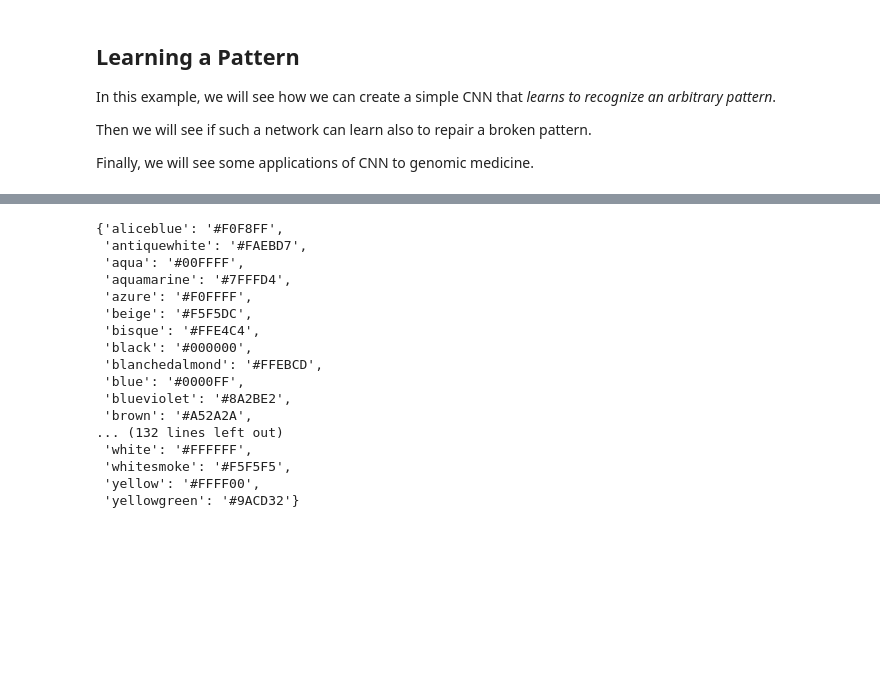
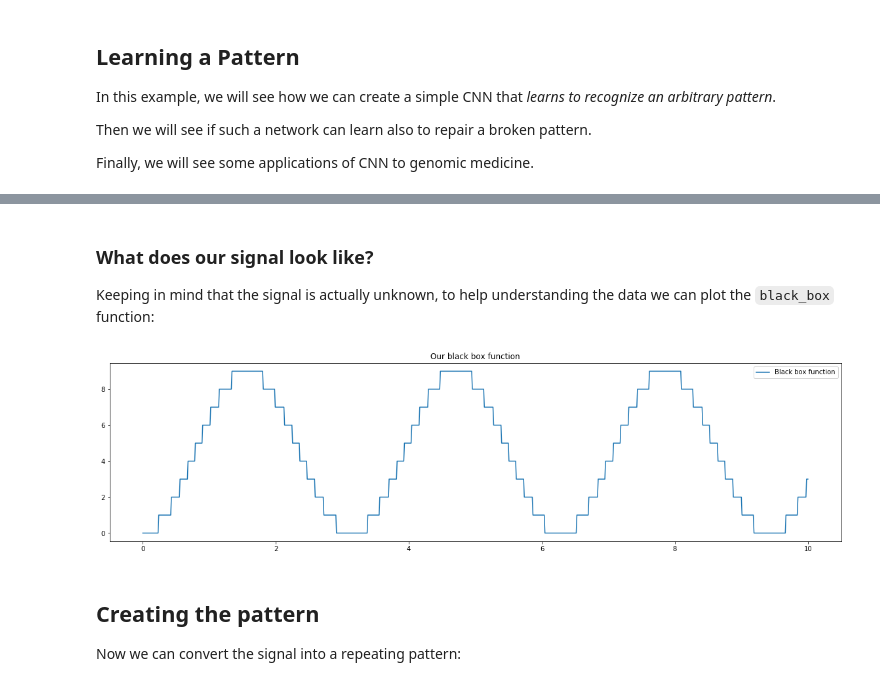
Before and after one commit to LucaCappelletti94/Master-in-Bioinformatics-and-Functional-genomics, a Jupyter notebook: CNN.ipynb, the cells around one changed output, grey strips where cells are left out. Saved outputs shown, nothing was run; the diff lists cells and outputs as text; code cells hidden in the pictures; blank space fills up the shorter version.

```diff
--- a/CNN.ipynb
+++ b/CNN.ipynb
@@ -10,6 +24,3 @@ Finally, we will see some applications of CNN to genomic medicine.
 # %%
-def signal(x):
-    return np.round((3*np.sin(x))**2)
+def black_box(x:np.ndarray)->np.ndarray:
+    return np.round((3*np.sin(x))**2).astype(int)
-# %%
-x = np.linspace(0,40, num=500)
-plt.plot(x, signal(x))
@@ -26,2 +26,0 @@ import numpy as np
-# %%
-x =
@@ -33,20 +27,19 @@ array([0, 0, 1, 3, 5, 7, 8, 9, 9, 8, 7, 5, 4, 2, 1, 0, 0, 1, 2, 4, 6, 7,
-# %%
-mcolors.cnames
-# %% [output]
-{'aliceblue': '#F0F8FF',
- 'antiquewhite': '#FAEBD7',
- 'aqua': '#00FFFF',
- 'aquamarine': '#7FFFD4',
- 'azure': '#F0FFFF',
- 'beige': '#F5F5DC',
- 'bisque': '#FFE4C4',
- 'black': '#000000',
- 'blanchedalmond': '#FFEBCD',
- 'blue': '#0000FF',
- 'blueviolet': '#8A2BE2',
- 'brown': '#A52A2A',
-... (132 lines left out)
- 'white': '#FFFFFF',
- 'whitesmoke': '#F5F5F5',
- 'yellow': '#FFFF00',
- 'yellowgreen': '#9ACD32'}
+# %% [markdown]
+### What does our signal look like?
+Keeping in mind that the signal is actually unknown, to help understanding the data we can plot the `black_box` function:
+# %%
+def plot_black_box():
+    plt.figure(figsize=(20, 5))
+    x = np.linspace(0,10, num=1000,endpoint=True)
+    y = black_box(x)
+    plt.plot(x,y, label='Black box function')
+
+plot_black_box()
+plt.title("Our black box function")
+plt.legend()
+plt.show()
+# %% [output]
+[figure, added]
+# %% [markdown]
+## Creating the pattern
+Now we can convert the signal into a repeating pattern:
```
Also changed, not shown: parts of 12 cells of this notebook, 1 other file.
